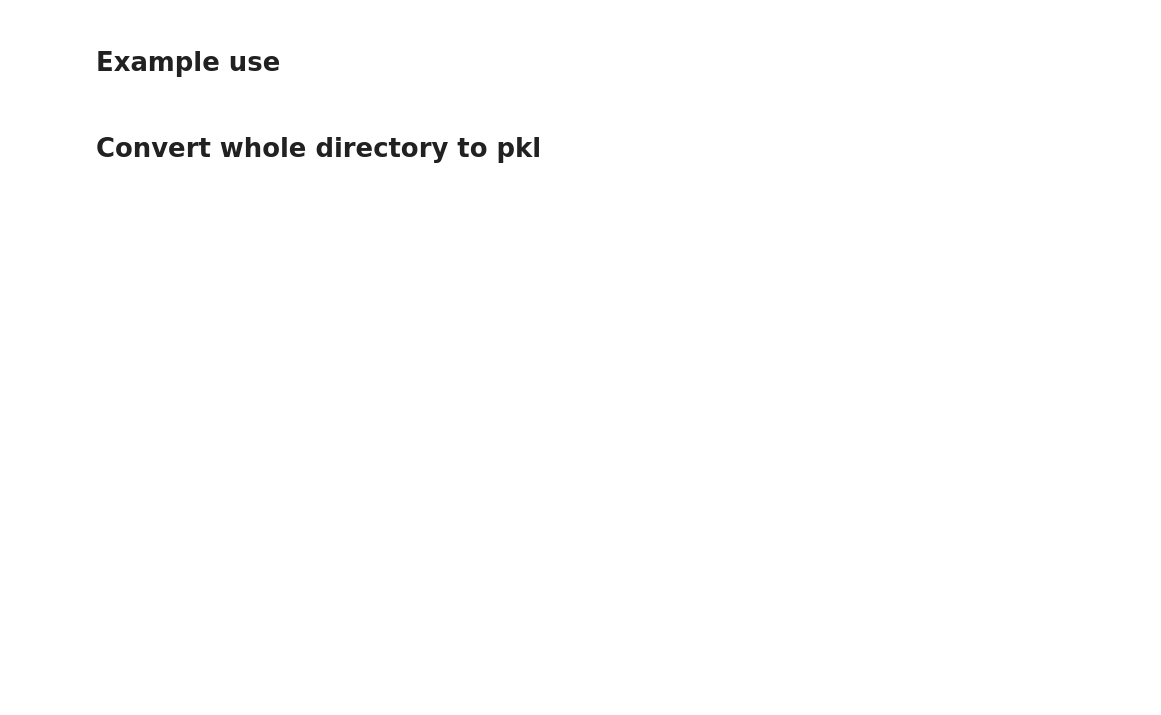
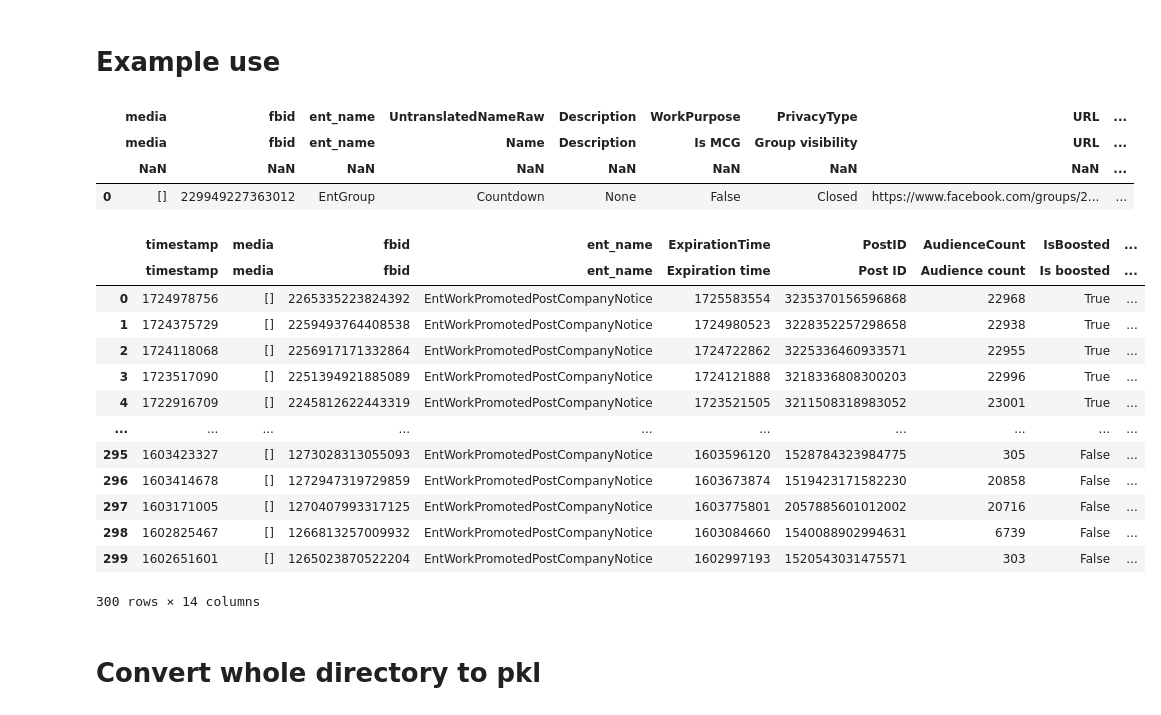
Before and after one commit to djmking-tai/workplace_converter, a Jupyter notebook: dev_notebook.ipynb, the cells around one changed output. Drawn from its saved outputs; the diff is of its cells as text; code cells hidden in the pictures; blank space fills up the shorter version.

Commit message:
extracted company group data

```diff
--- a/dev_notebook.ipynb
+++ b/dev_notebook.ipynb
@@ -230,9 +290,34 @@ def convert_to_csv(root_dir):
 # Example use
 # %%
 # Extract and view single file
-temp_data = read_json_files('/workplace/organization/post_campaigns_1.json')
+temp_data = read_json_files('Workplace Data Company Information/organization/company_group_1.json')
 temp_records = extract_data(temp_data)
 temp_records
+# %% [output]
+|  | media | fbid | ent_name | UntranslatedNameRaw | Description | WorkPurpose | PrivacyType | URL | ... |
+|  | media | fbid | ent_name | Name | Description | Is MCG | Group visibility | URL | ... |
+|  | NaN | NaN | NaN | NaN | NaN | NaN | NaN | NaN | ... |
+| 0 | [] | 229949227363012 | EntGroup | Countdown | None | False | Closed | https://www.facebook.com/groups/2... | ... |
+# %%
+# Extract and view single file
+temp_data = read_json_files('Workplace Data Company Information/organization/promoted_post_notice_1.json')
+temp_records = extract_data(temp_data)
+temp_records
+# %% [output]
+|  | timestamp | media | fbid | ent_name | ExpirationTime | PostID | AudienceCount | IsBoosted | ... |
+|  | timestamp | media | fbid | ent_name | Expiration time | Post ID | Audience count | Is boosted | ... |
+| 0 | 1724978756 | [] | 2265335223824392 | EntWorkPromotedPostCompanyNotice | 1725583554 | 3235370156596868 | 22968 | True | ... |
+| 1 | 1724375729 | [] | 2259493764408538 | EntWorkPromotedPostCompanyNotice | 1724980523 | 3228352257298658 | 22938 | True | ... |
+| 2 | 1724118068 | [] | 2256917171332864 | EntWorkPromotedPostCompanyNotice | 1724722862 | 3225336460933571 | 22955 | True | ... |
+| 3 | 1723517090 | [] | 2251394921885089 | EntWorkPromotedPostCompanyNotice | 1724121888 | 3218336808300203 | 22996 | True | ... |
+| 4 | 1722916709 | [] | 2245812622443319 | EntWorkPromotedPostCompanyNotice | 1723521505 | 3211508318983052 | 23001 | True | ... |
+| ... | ... | ... | ... | ... | ... | ... | ... | ... | ... |
+| 295 | 1603423327 | [] | 1273028313055093 | EntWorkPromotedPostCompanyNotice | 1603596120 | 1528784323984775 | 305 | False | ... |
+| 296 | 1603414678 | [] | 1272947319729859 | EntWorkPromotedPostCompanyNotice | 1603673874 | 1519423171582230 | 20858 | False | ... |
+| 297 | 1603171005 | [] | 1270407993317125 | EntWorkPromotedPostCompanyNotice | 1603775801 | 2057885601012002 | 20716 | False | ... |
+| 298 | 1602825467 | [] | 1266813257009932 | EntWorkPromotedPostCompanyNotice | 1603084660 | 1540088902994631 | 6739 | False | ... |
+| 299 | 1602651601 | [] | 1265023870522204 | EntWorkPromotedPostCompanyNotice | 1602997193 | 1520543031475571 | 303 | False | ... |
+300 rows × 14 columns
 # %% [markdown]
 # Convert whole directory to pkl
 # %%
```
Also changed, not shown: parts of 3 cells of this notebook, 2 other files.
